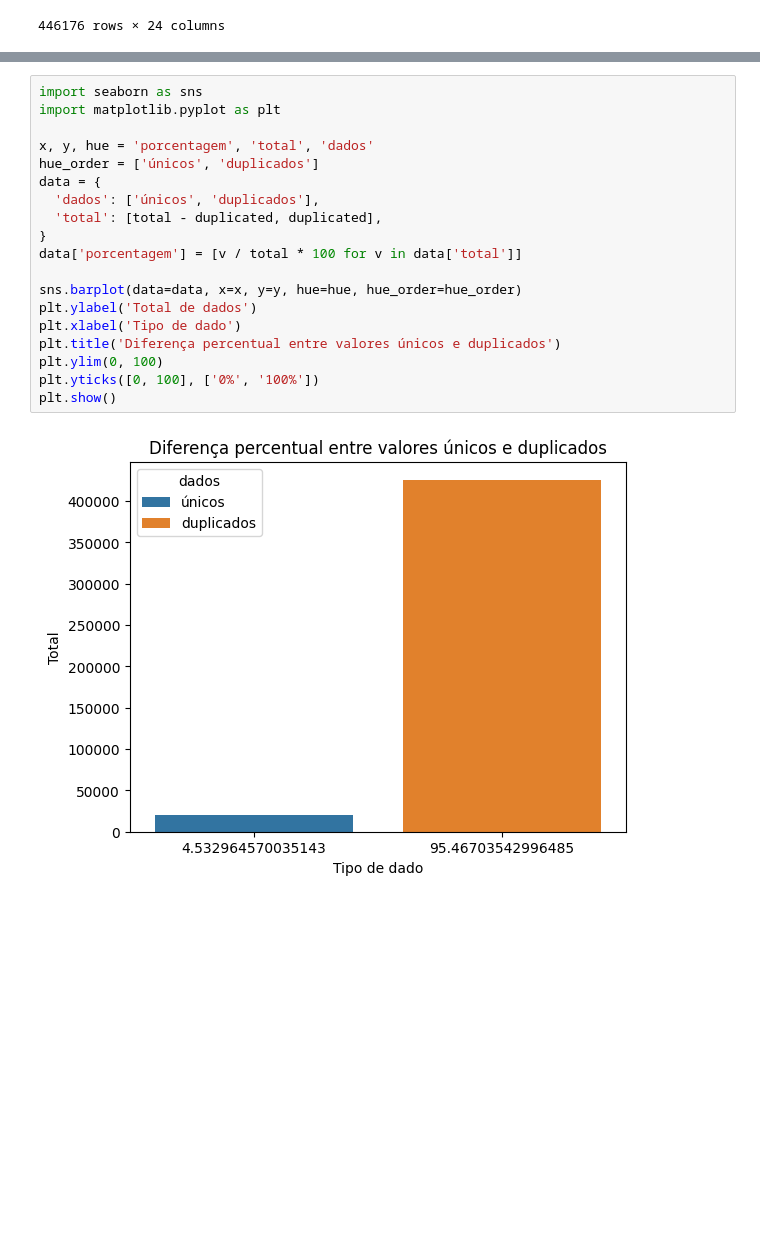
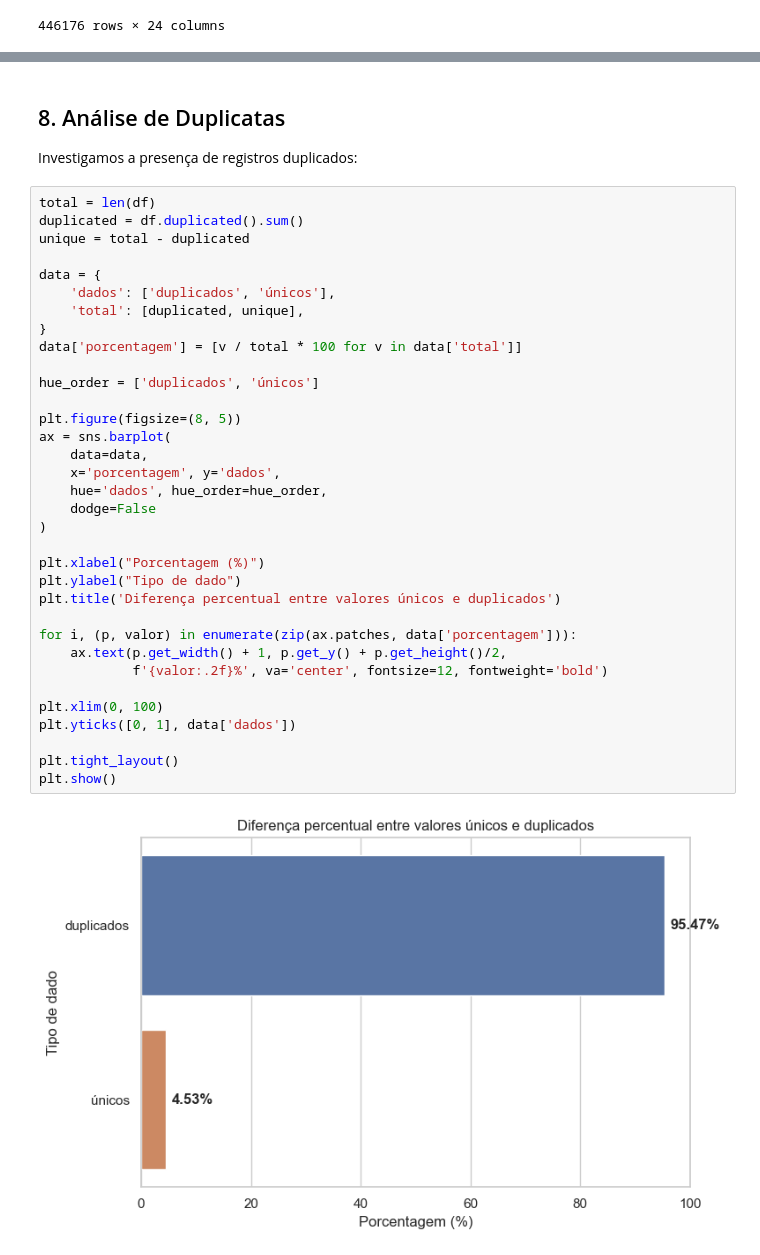
Before and after one commit to artrsousa1/sbd2-cryptocurrency-data-analysis, a Jupyter notebook: raw/analytics.ipynb, the cells around one changed output, grey strips where cells are left out. Cells and saved outputs as stored; diff of their text form; blank space fills up the shorter version.

```diff
--- a/raw/analytics.ipynb
+++ b/raw/analytics.ipynb
@@ -122,21 +239,40 @@ Duplicados: 425951
+# %% [markdown]
+## 8. Análise de Duplicatas
+
+Investigamos a presença de registros duplicados:
 # %%
-import seaborn as sns
-import matplotlib.pyplot as plt
+total = len(df)
+duplicated = df.duplicated().sum()
+unique = total - duplicated
 
-x, y, hue = 'porcentagem', 'total', 'dados'
-hue_order = ['únicos', 'duplicados']
 data = {
-  'dados': ['únicos', 'duplicados'],
-  'total': [total - duplicated, duplicated],
+    'dados': ['duplicados', 'únicos'],
+    'total': [duplicated, unique],
 }
 data['porcentagem'] = [v / total * 100 for v in data['total']]
 
-sns.barplot(data=data, x=x, y=y, hue=hue, hue_order=hue_order)
-plt.ylabel('Total de dados')
-plt.xlabel('Tipo de dado')
+hue_order = ['duplicados', 'únicos']
+
+plt.figure(figsize=(8, 5))
+ax = sns.barplot(
+    data=data,
+    x='porcentagem', y='dados',
+    hue='dados', hue_order=hue_order,
+    dodge=False
+)
+
+plt.xlabel("Porcentagem (%)")
+plt.ylabel("Tipo de dado")
 plt.title('Diferença percentual entre valores únicos e duplicados')
-plt.ylim(0, 100)
-plt.yticks([0, 100], ['0%', '100%'])
+
+for i, (p, valor) in enumerate(zip(ax.patches, data['porcentagem'])):
+    ax.text(p.get_width() + 1, p.get_y() + p.get_height()/2,
+            f'{valor:.2f}%', va='center', fontsize=12, fontweight='bold')
+
+plt.xlim(0, 100)
+plt.yticks([0, 1], data['dados'])
+
+plt.tight_layout()
 plt.show()
 # %% [output]
-[figure, old version]
+[figure, new version]
```
Also changed, not shown: parts of 43 cells of this notebook.
